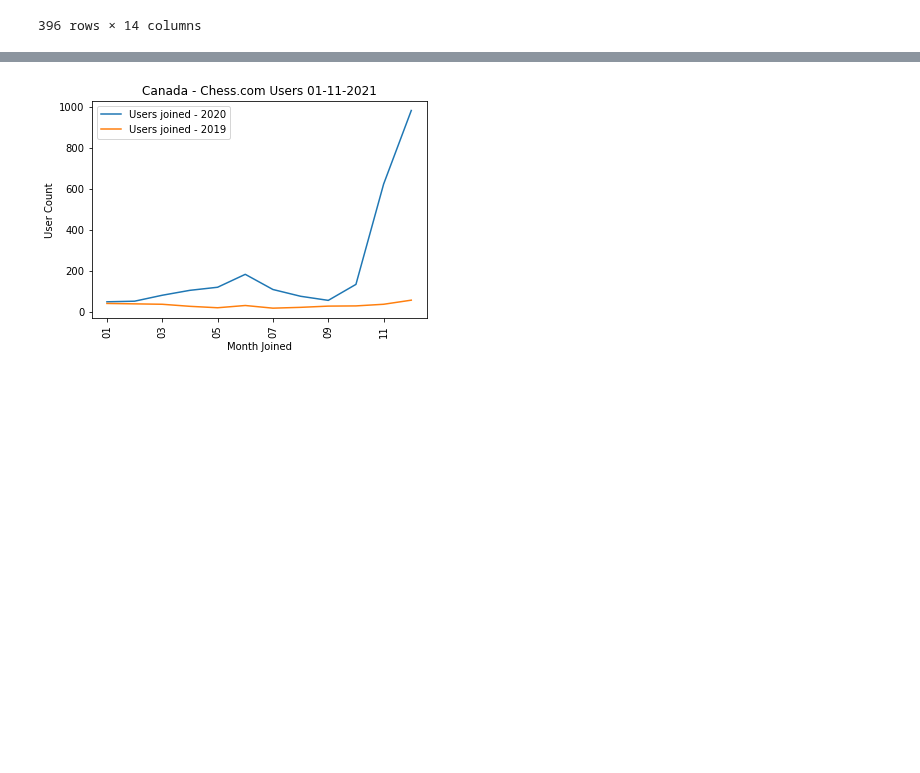
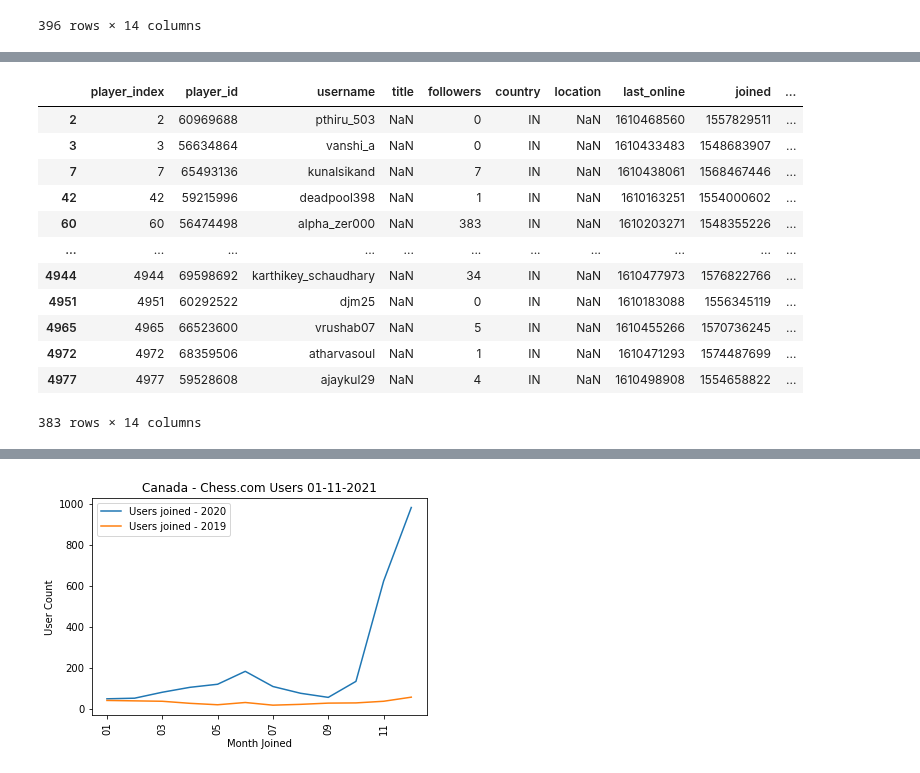
Before and after one commit to melissamonroe/who-plays-chess, a Jupyter notebook: ChessDetailsPy.ipynb, the cells around one changed output, grey strips where cells are left out. Saved outputs shown, nothing was run; the diff lists cells and outputs as text; code cells hidden in the pictures; blank space fills up the shorter version.

```diff
--- a/ChessDetailsPy.ipynb
+++ b/ChessDetailsPy.ipynb
@@ -385,0 +454,22 @@ chessplayers_2019_TR_df
+# %%
+chessplayers_IN_df["joined_date"] = pd.to_datetime(chessplayers_IN_df["joined_date"])
+
+chessplayers_2020_IN_df = chessplayers_IN_df.loc[(chessplayers_IN_df["joined_date"] >= startdate2020) & (chessplayers_IN_df["joined_date"] < enddate2020)]
+chessplayers_2020_IN_df
+
+chessplayers_2019_IN_df = chessplayers_IN_df.loc[(chessplayers_IN_df["joined_date"] >= startdate2019) & (chessplayers_IN_df["joined_date"] < enddate2019)]
+chessplayers_2019_IN_df
+# %% [output]
+|  | player_index | player_id | username | title | followers | country | location | last_online | joined | ... |
+| 2 | 2 | 60969688 | pthiru_503 | NaN | 0 | IN | NaN | 1610468560 | 1557829511 | ... |
+| 3 | 3 | 56634864 | vanshi_a | NaN | 0 | IN | NaN | 1610433483 | 1548683907 | ... |
+| 7 | 7 | 65493136 | kunalsikand | NaN | 7 | IN | NaN | 1610438061 | 1568467446 | ... |
+| 42 | 42 | 59215996 | deadpool398 | NaN | 1 | IN | NaN | 1610163251 | 1554000602 | ... |
+| 60 | 60 | 56474498 | alpha_zer000 | NaN | 383 | IN | NaN | 1610203271 | 1548355226 | ... |
+| ... | ... | ... | ... | ... | ... | ... | ... | ... | ... | ... |
+| 4944 | 4944 | 69598692 | karthikey_schaudhary | NaN | 34 | IN | NaN | 1610477973 | 1576822766 | ... |
+| 4951 | 4951 | 60292522 | djm25 | NaN | 0 | IN | NaN | 1610183088 | 1556345119 | ... |
+| 4965 | 4965 | 66523600 | vrushab07 | NaN | 5 | IN | NaN | 1610455266 | 1570736245 | ... |
+| 4972 | 4972 | 68359506 | atharvasoul | NaN | 1 | IN | NaN | 1610471293 | 1574487699 | ... |
+| 4977 | 4977 | 59528608 | ajaykul29 | NaN | 4 | IN | NaN | 1610498908 | 1554658822 | ... |
+383 rows × 14 columns
```
Also changed, not shown: parts of 14 cells of this notebook, 1 other file.
